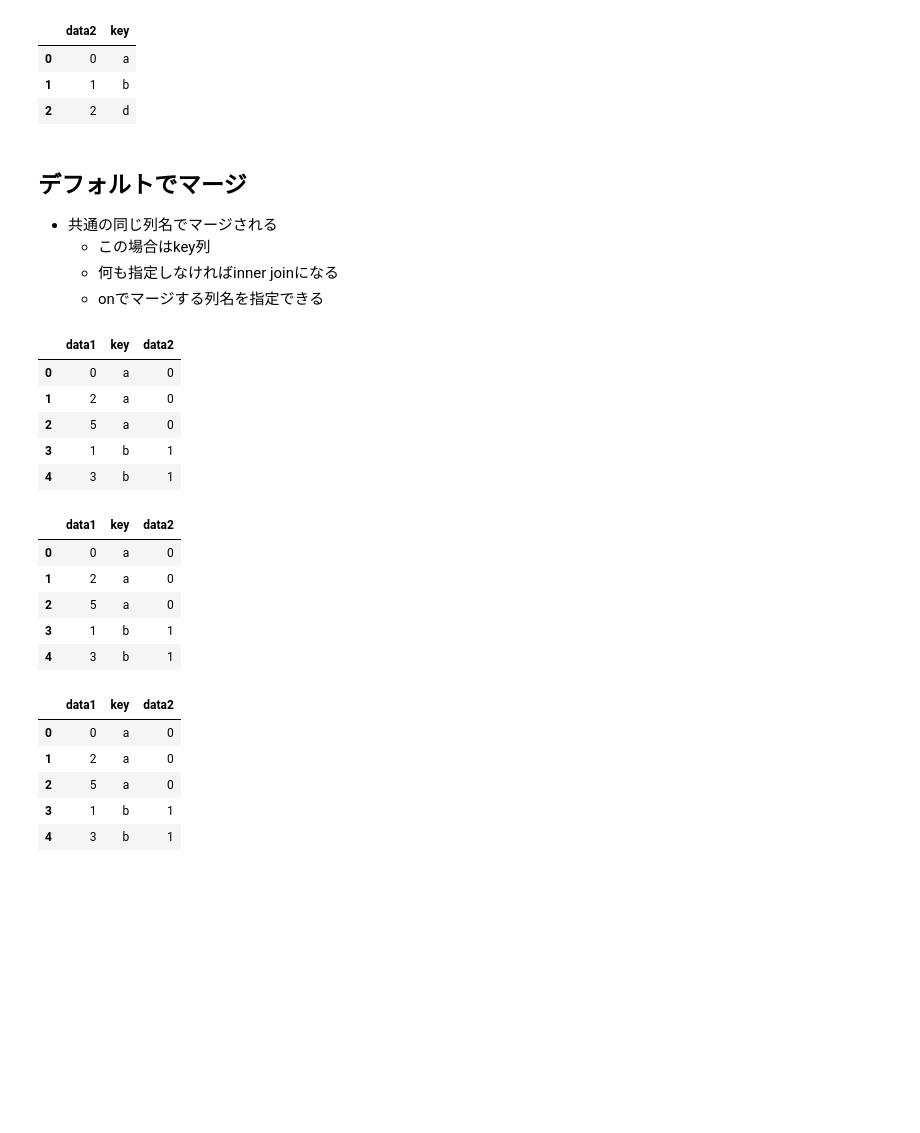
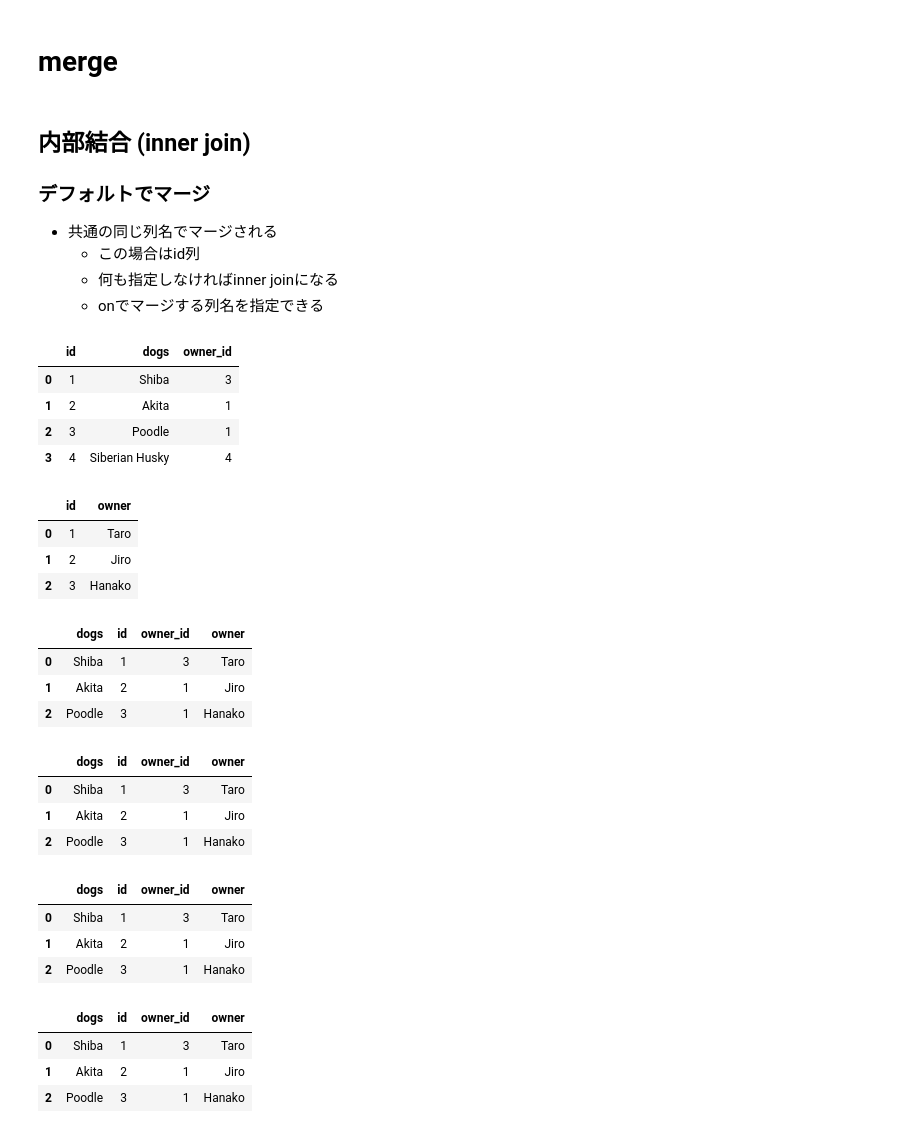
Before and after one commit to ftakao2007/python, a Jupyter notebook: jupyter_notebook/pandas/pandas_join.ipynb, the cells around one changed output. Cells and saved outputs as stored; diff of their text form; code cells hidden in the pictures; blank space fills up the shorter version.

```diff
--- a/jupyter_notebook/pandas/pandas_join.ipynb
+++ b/jupyter_notebook/pandas/pandas_join.ipynb
@@ -21,47 +12,63 @@ df1
-# %%
-df2 = DataFrame({'key': ['a', 'b', 'd'],'data2': range(3)})
-df2
-# %% [output]
-|  | data2 | key |
-| 0 | 0 | a |
-| 1 | 1 | b |
-| 2 | 2 | d |
+# %% [markdown]
+# merge
 # %% [markdown]
-## デフォルトでマージ
+## 内部結合 (inner join)
+
+### デフォルトでマージ
 
 * 共通の同じ列名でマージされる
-    * この場合はkey列
+    * この場合はid列
     * 何も指定しなければinner joinになる
     * onでマージする列名を指定できる
+# %%
+df1 = DataFrame({'id': [1,2,3,4], 'owner_id': [3,1,1,4], 'dogs': ['Shiba', 'Akita', 'Poodle', 'Siberian Husky']})
+df1.ix[:,['id','dogs','owner_id']]
+# %% [output]
+|  | id | dogs | owner_id |
+| 0 | 1 | Shiba | 3 |
+| 1 | 2 | Akita | 1 |
+| 2 | 3 | Poodle | 1 |
+| 3 | 4 | Siberian Husky | 4 |
+# %%
+df2 = DataFrame({'id': [1,2,3], 'owner': ['Taro', 'Jiro', 'Hanako']})
+df2.ix[:,['id','owner']]
+# %% [output]
+|  | id | owner |
+| 0 | 1 | Taro |
+| 1 | 2 | Jiro |
+| 2 | 3 | Hanako |
 # %%
 df_merge1 = pd.merge(df1, df2)
 df_merge1
 # %% [output]
-|  | data1 | key | data2 |
-| 0 | 0 | a | 0 |
-| 1 | 2 | a | 0 |
-| 2 | 5 | a | 0 |
-| 3 | 1 | b | 1 |
-| 4 | 3 | b | 1 |
+|  | dogs | id | owner_id | owner |
+| 0 | Shiba | 1 | 3 | Taro |
+| 1 | Akita | 2 | 1 | Jiro |
+| 2 | Poodle | 3 | 1 | Hanako |
 # %%
 ### さっきと同じ
 df_merge1 = pd.merge(df1, df2, how='inner')
 df_merge1
 # %% [output]
-|  | data1 | key | data2 |
-| 0 | 0 | a | 0 |
-| 1 | 2 | a | 0 |
-| 2 | 5 | a | 0 |
-| 3 | 1 | b | 1 |
-| 4 | 3 | b | 1 |
+|  | dogs | id | owner_id | owner |
+| 0 | Shiba | 1 | 3 | Taro |
+| 1 | Akita | 2 | 1 | Jiro |
+| 2 | Poodle | 3 | 1 | Hanako |
 # %%
 ### これもさっきと同じ
-df_merge1 = pd.merge(df1, df2, on='key')
+df_merge1 = pd.merge(df1, df2, on='id')
 df_merge1
 # %% [output]
-|  | data1 | key | data2 |
-| 0 | 0 | a | 0 |
-| 1 | 2 | a | 0 |
-| 2 | 5 | a | 0 |
-| 3 | 1 | b | 1 |
-| 4 | 3 | b | 1 |
+|  | dogs | id | owner_id | owner |
+| 0 | Shiba | 1 | 3 | Taro |
+| 1 | Akita | 2 | 1 | Jiro |
+| 2 | Poodle | 3 | 1 | Hanako |
+# %%
+### ちゃんと全部書いた場合。結果はさっきと同じ
+df_merge1 = pd.merge(df1, df2, how='inner', on='id')
+df_merge1
+# %% [output]
+|  | dogs | id | owner_id | owner |
+| 0 | Shiba | 1 | 3 | Taro |
+| 1 | Akita | 2 | 1 | Jiro |
+| 2 | Poodle | 3 | 1 | Hanako |
```
Also changed, not shown: parts of 47 cells of this notebook, 11 other files.
